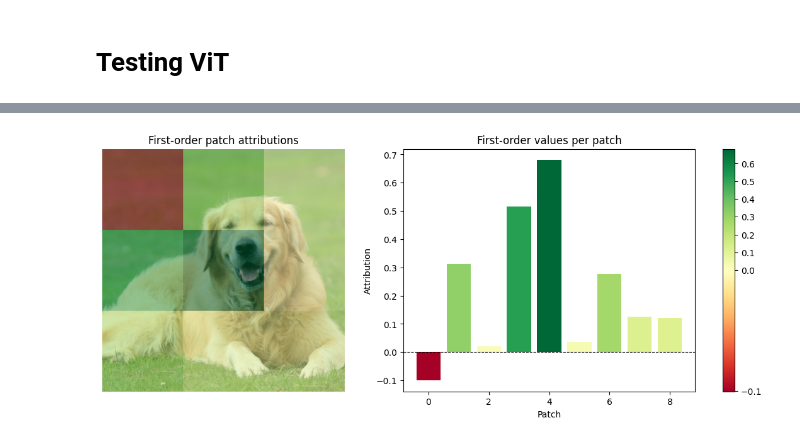
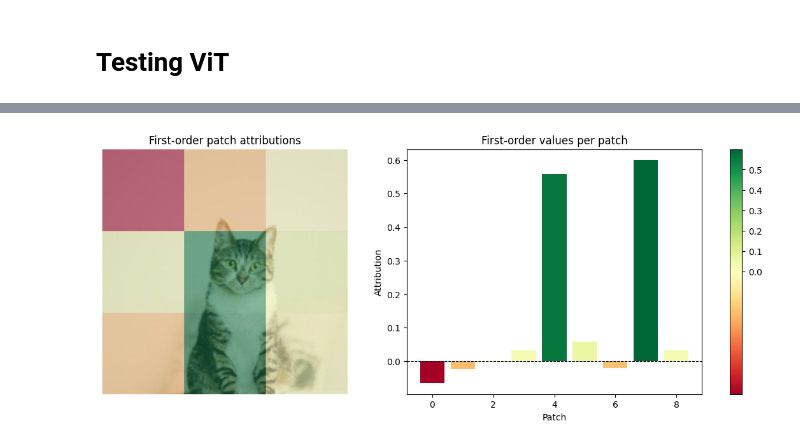
Before and after one commit to S2k-1/shapiq, a Jupyter notebook: src/shapiq/vision/vision_package_test.ipynb, the cells around one changed output, grey strips where cells are left out. Drawn from its saved outputs; the diff is of its cells as text; code cells hidden in the pictures.

Commit message:
ADD: cat image from current frontend testing

```diff
--- a/src/shapiq/vision/vision_package_test.ipynb
+++ b/src/shapiq/vision/vision_package_test.ipynb
@@ -39,6 +58,7 @@ from shapiq import ImageExplainer
 from shapiq.vision.masking import MeanColorMasking
 
 # default for resnet is 10 players with Superpixel strategy
+image = np.array(img)
 explainer = ImageExplainer(model=model, data=image, model_type="resnet", masking_strategy=MeanColorMasking())
 interaction_values_resnet = explainer.explain(budget=64)
 
@@ -120,8 +140,6 @@ import numpy as np
 import torch
 from PIL import Image
 from transformers import ViTImageProcessor, ViTForImageClassification
-
-image = Image.open("dog.png").convert("RGB")
 
 # Use patch32-384 to match 12x12 grid like _vit_setup.py
 processor = ViTImageProcessor.from_pretrained("google/vit-base-patch32-384")
@@ -194,32 +214,32 @@ for p in range(n_players):
 heatmap_img = np.kron(heatmap_grid, np.ones((patch_size, patch_size)))
 
 # Resize image for alignment
-image_resized = image.resize((image_size, image_size))
+image_resized = img.resize((image_size, image_size))
 
 # Diverging colormap centered at 0
 cmap = cm.RdYlGn
 norm = mcolors.TwoSlopeNorm(vmin=heatmap_img.min(), vcenter=0, vmax=heatmap_img.max())
 
 fig, axes = plt.subplots(1, 2, figsize=(14, 5))
 
 # Overlay heatmap
 axes[0].imshow(image_resized)
 axes[0].imshow(heatmap_img, alpha=0.5, cmap=cmap, norm=norm)
 axes[0].set_title("First-order patch attributions")
 axes[0].axis("off")
 
 # Bar plot
 bar_colors = [cmap(norm(v)) for v in first_order]
 axes[1].bar(range(n_players), first_order, color=bar_colors)
 axes[1].axhline(0, color="black", linewidth=0.8, linestyle="--")
 axes[1].set_xlabel("Patch")
 axes[1].set_ylabel("Attribution")
 axes[1].set_title("First-order values per patch")
 
 # Colorbar
 sm = cm.ScalarMappable(cmap=cmap, norm=norm)
 cbar = fig.colorbar(sm, ax=axes, fraction=0.02, pad=0.04)
 
 plt.show()
 # %% [output]
-[figure, old version]
+[figure, new version]
```
Also changed, not shown: parts of 7 cells of this notebook.
